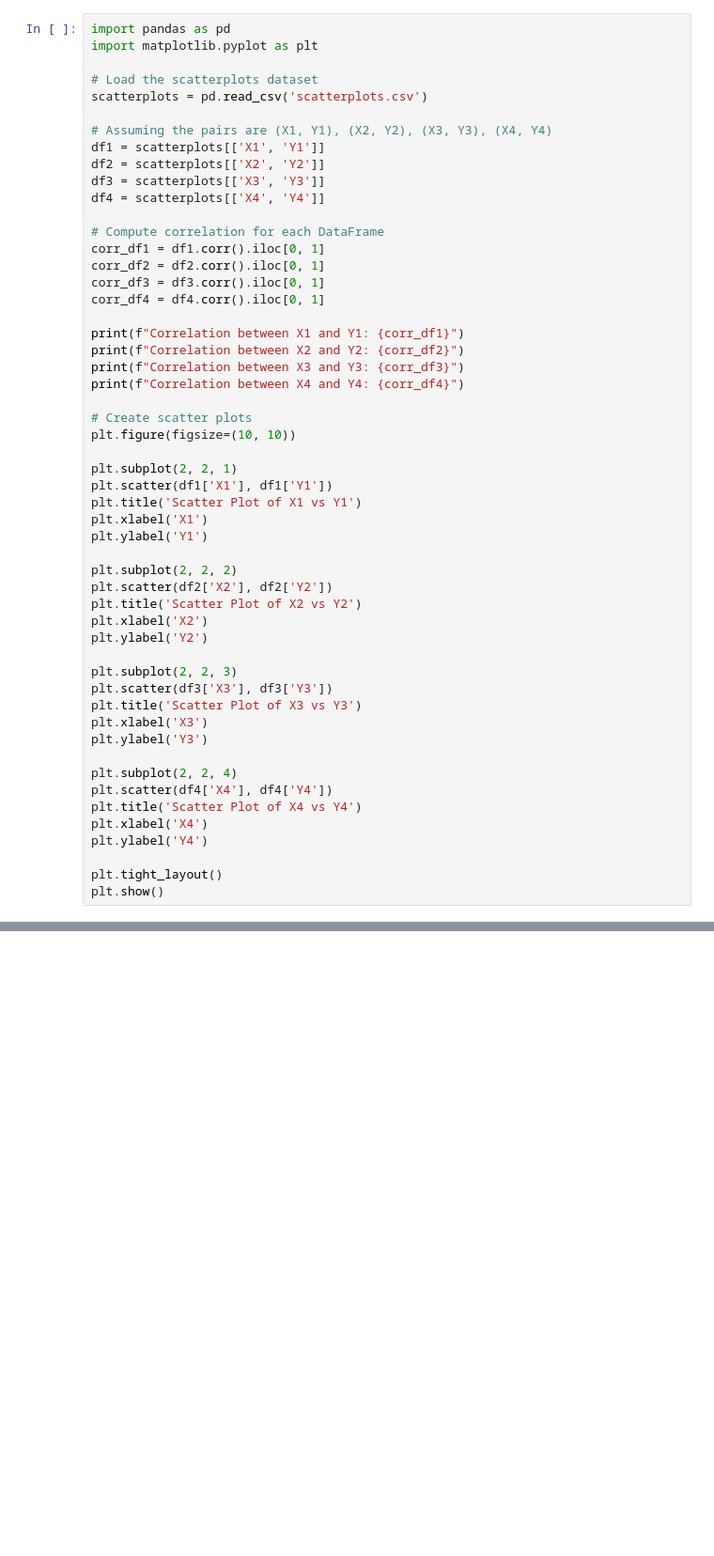
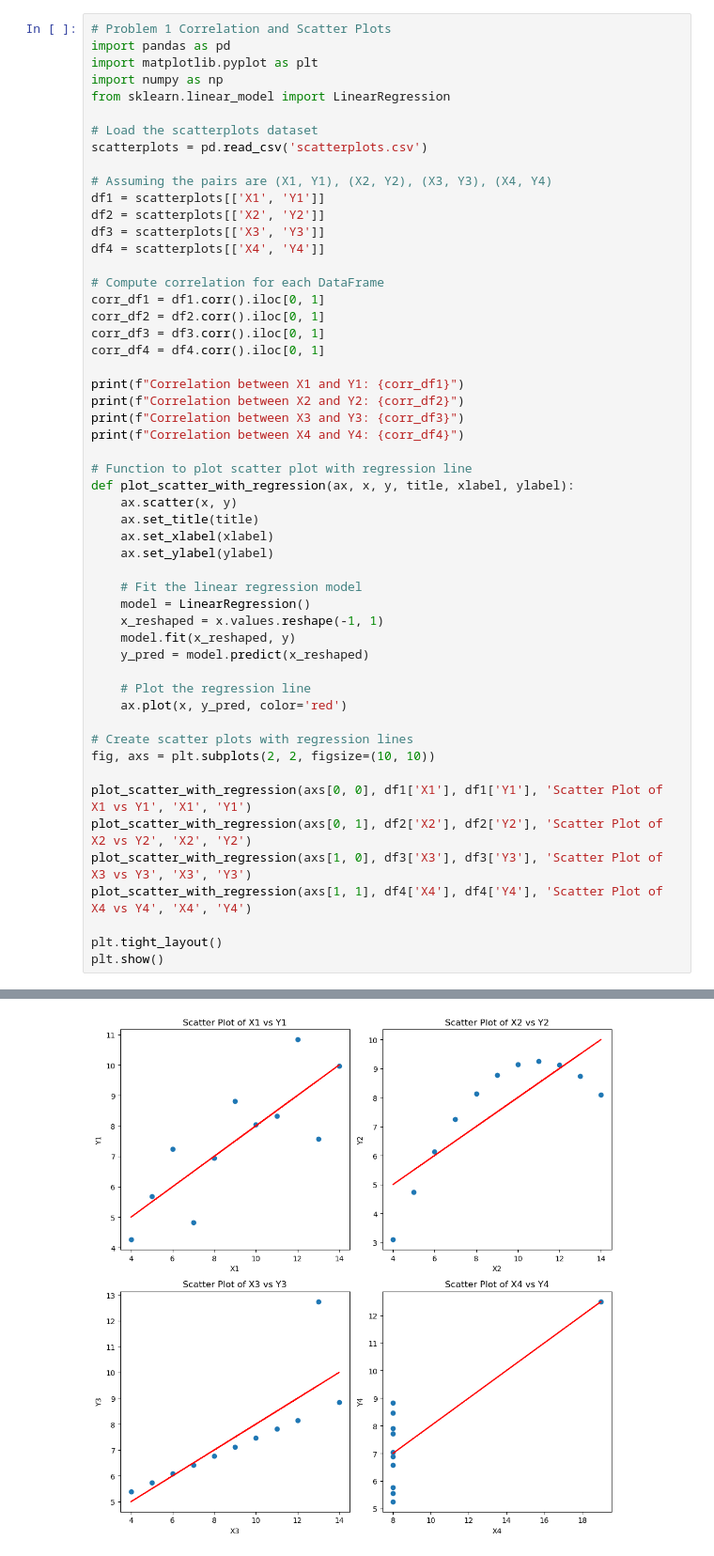
Before and after one commit to TheDG/applied-regression, a Jupyter notebook: homework1/homework1.ipynb, the cells around one changed output, grey strips where cells are left out. Shown at 94% size. Cells and saved outputs as stored; diff of their text form; blank space fills up the shorter version.

```diff
--- a/homework1/homework1.ipynb
+++ b/homework1/homework1.ipynb
@@ -8,8 +9,11 @@ scatterplots = pd.read_csv('scatterplots.csv')
 summary = scatterplots.describe()
 print(summary)
 # %%
+# Problem 1 Correlation and Scatter Plots
 import pandas as pd
 import matplotlib.pyplot as plt
+import numpy as np
+from sklearn.linear_model import LinearRegression
 
 # Load the scatterplots dataset
 scatterplots = pd.read_csv('scatterplots.csv')
@@ -31,32 +35,30 @@ print(f"Correlation between X2 and Y2: {corr_df2}")
 print(f"Correlation between X3 and Y3: {corr_df3}")
 print(f"Correlation between X4 and Y4: {corr_df4}")
 
-# Create scatter plots
-plt.figure(figsize=(10, 10))
+# Function to plot scatter plot with regression line
+def plot_scatter_with_regression(ax, x, y, title, xlabel, ylabel):
+    ax.scatter(x, y)
+    ax.set_title(title)
+    ax.set_xlabel(xlabel)
+    ax.set_ylabel(ylabel)
 
-plt.subplot(2, 2, 1)
-plt.scatter(df1['X1'], df1['Y1'])
-plt.title('Scatter Plot of X1 vs Y1')
-plt.xlabel('X1')
-plt.ylabel('Y1')
+    # Fit the linear regression model
+    model = LinearRegression()
+    x_reshaped = x.values.reshape(-1, 1)
+    model.fit(x_reshaped, y)
+    y_pred = model.predict(x_reshaped)
 
-plt.subplot(2, 2, 2)
-plt.scatter(df2['X2'], df2['Y2'])
-plt.title('Scatter Plot of X2 vs Y2')
-plt.xlabel('X2')
-plt.ylabel('Y2')
+    # Plot the regression line
+    ax.plot(x, y_pred, color='red')
 
-plt.subplot(2, 2, 3)
-plt.scatter(df3['X3'], df3['Y3'])
-plt.title('Scatter Plot of X3 vs Y3')
-plt.xlabel('X3')
-plt.ylabel('Y3')
+# Create scatter plots with regression lines
+fig, axs = plt.subplots(2, 2, figsize=(10, 10))
 
-plt.subplot(2, 2, 4)
-plt.scatter(df4['X4'], df4['Y4'])
-plt.title('Scatter Plot of X4 vs Y4')
-plt.xlabel('X4')
-plt.ylabel('Y4')
+plot_scatter_with_regression(axs[0, 0], df1['X1'], df1['Y1'], 'Scatter Plot of X1 vs Y1', 'X1', 'Y1')
+plot_scatter_with_regression(axs[0, 1], df2['X2'], df2['Y2'], 'Scatter Plot of X2 vs Y2', 'X2', 'Y2')
+plot_scatter_with_regression(axs[1, 0], df3['X3'], df3['Y3'], 'Scatter Plot of X3 vs Y3', 'X3', 'Y3')
+plot_scatter_with_regression(axs[1, 1], df4['X4'], df4['Y4'], 'Scatter Plot of X4 vs Y4', 'X4', 'Y4')
 
 plt.tight_layout()
 plt.show()
+# %% [output]
@@ -62,0 +69 @@ plt.show()
+[figure, added]
```
Also changed, not shown: parts of 2 cells of this notebook.
